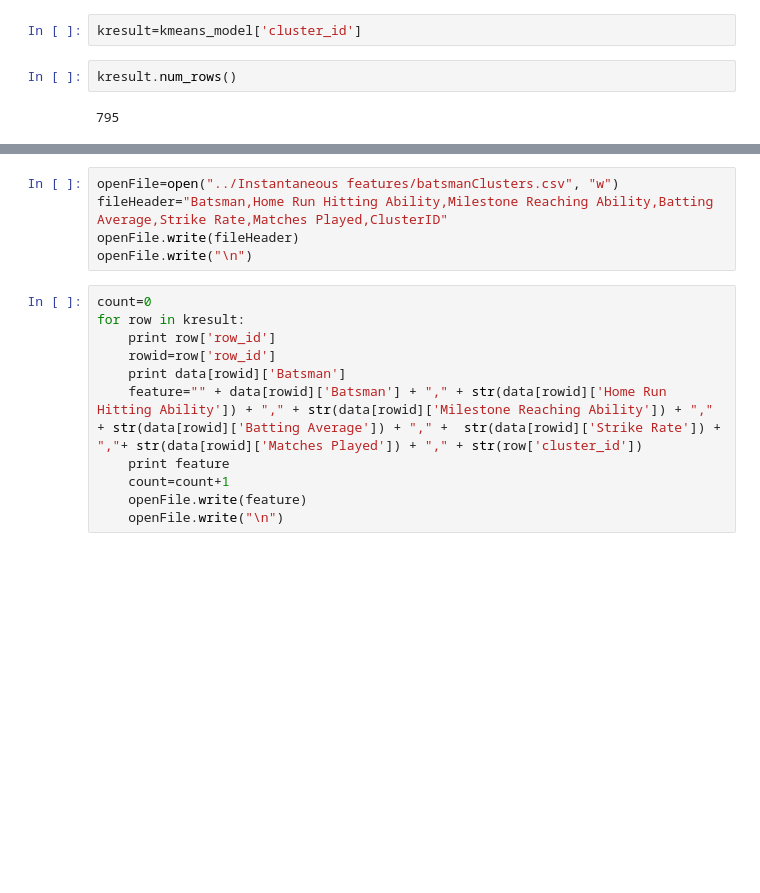
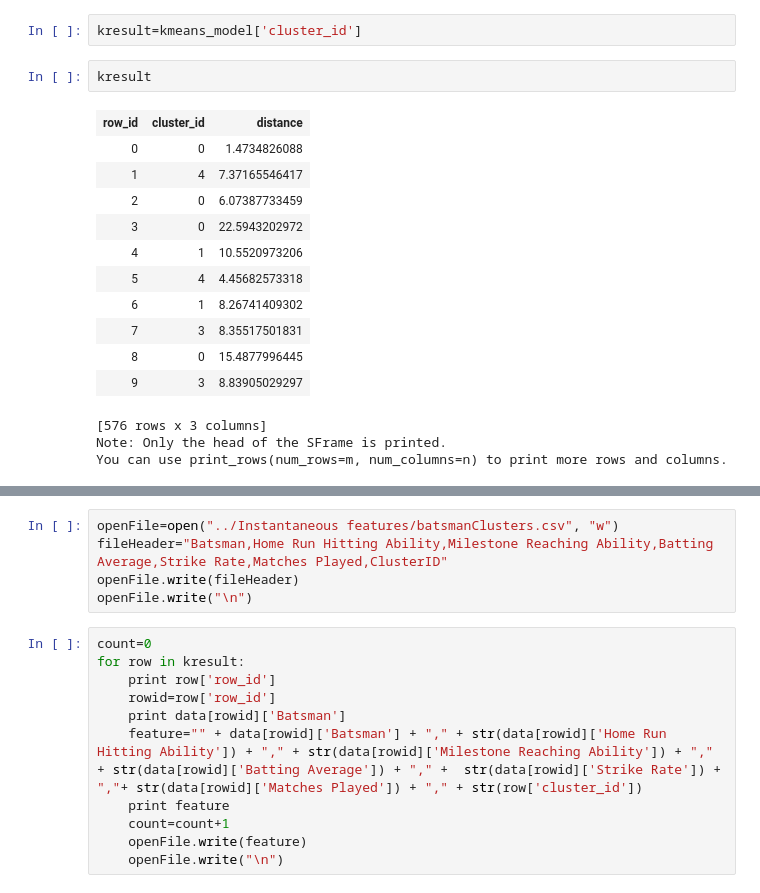
Before and after one commit to laxpatil/cricPred, a Jupyter notebook: src/batsmanClustering.ipynb, the cells around one changed output, grey strips where cells are left out. Saved outputs shown, nothing was run; the diff lists cells and outputs as text; blank space fills up the shorter version.

```diff
--- a/src/batsmanClustering.ipynb
+++ b/src/batsmanClustering.ipynb
@@ -90,9 +100,22 @@ kmeans_model['cluster_info'].print_rows(num_columns=5, max_row_width=1000,
 # %%
 kresult=kmeans_model['cluster_id']
 # %%
-kresult.num_rows()
+kresult
 # %% [output]
+| row_id | cluster_id | distance |
+| 0 | 0 | 1.4734826088 |
+| 1 | 4 | 7.37165546417 |
+| 2 | 0 | 6.07387733459 |
+| 3 | 0 | 22.5943202972 |
+| 4 | 1 | 10.5520973206 |
+| 5 | 4 | 4.45682573318 |
+| 6 | 1 | 8.26741409302 |
+| 7 | 3 | 8.35517501831 |
+| 8 | 0 | 15.4877996445 |
+| 9 | 3 | 8.83905029297 |
-795
+[576 rows x 3 columns]
+Note: Only the head of the SFrame is printed.
+You can use print_rows(num_rows=m, num_columns=n) to print more rows and columns.
 # %%
 data.num_rows
 # %% [output]
```
Also changed, not shown: parts of 18 cells of this notebook, 2 other files.
